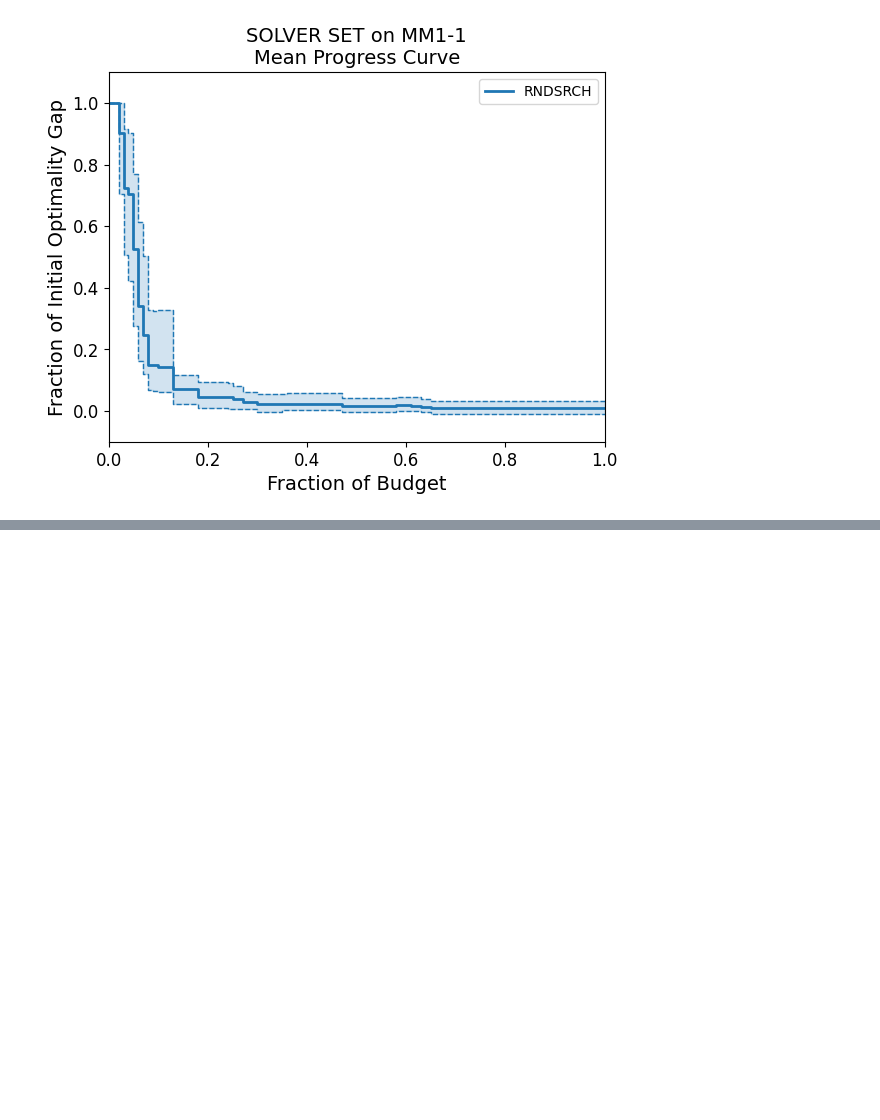
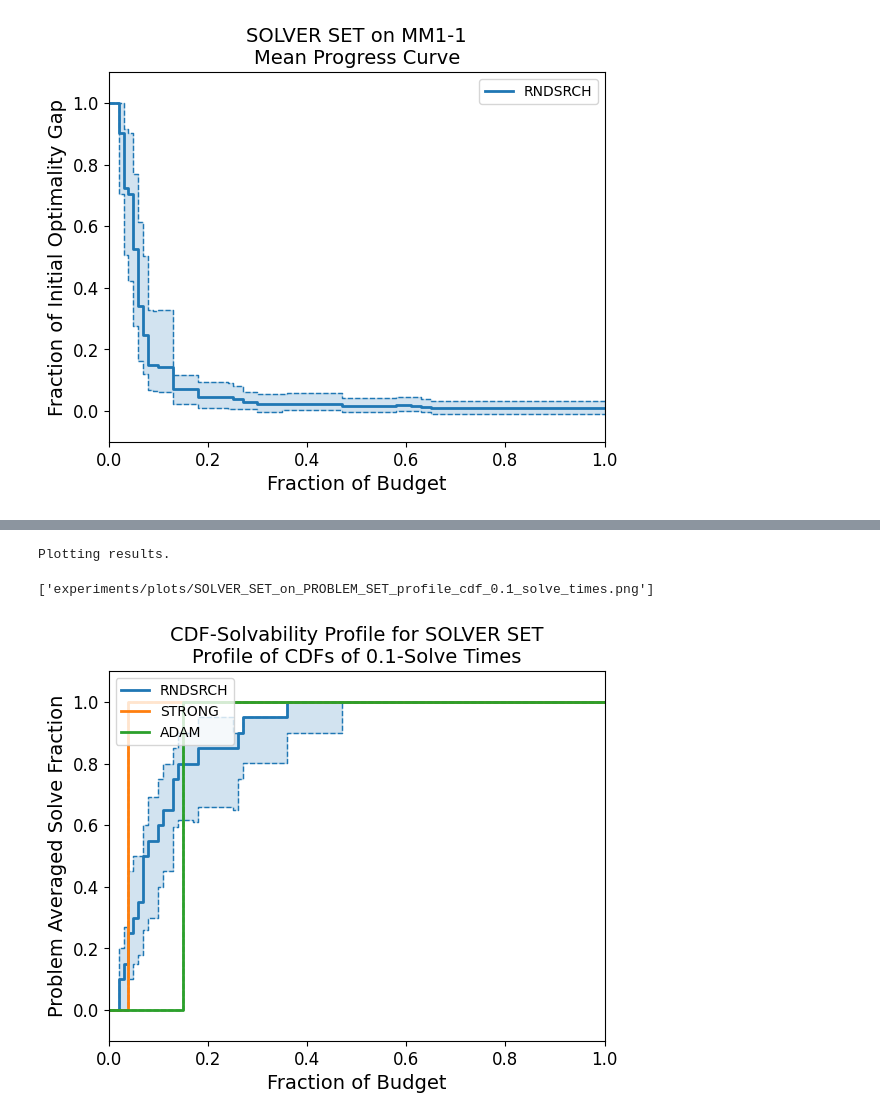
Before and after one commit to grahamburgess3/homeless_services, a Jupyter notebook: 07_so_with_simopt_lib.ipynb, the cells around one changed output, grey strips where cells are left out. Drawn from its saved outputs; the diff is of its cells as text; code cells hidden in the pictures; blank space fills up the shorter version.

```diff
--- a/07_so_with_simopt_lib.ipynb
+++ b/07_so_with_simopt_lib.ipynb
@@ -237,0 +284,8 @@ experiment_base.plot_progress_curves(experiments=[myexperiment], plot_type="mean
+# %%
+print("Plotting results.")
+# Produce basic plots of the solvers on the problems.
+experiment_base.plot_solvability_profiles(experiments=mymetaexperiment.experiments, plot_type="cdf_solvability", print_max_hw = False)
+# %% [output]
+Plotting results.
+['experiments/plots/SOLVER_SET_on_PROBLEM_SET_profile_cdf_0.1_solve_times.png']
+[figure, added]
```
Also changed, not shown: parts of 2 cells of this notebook.
